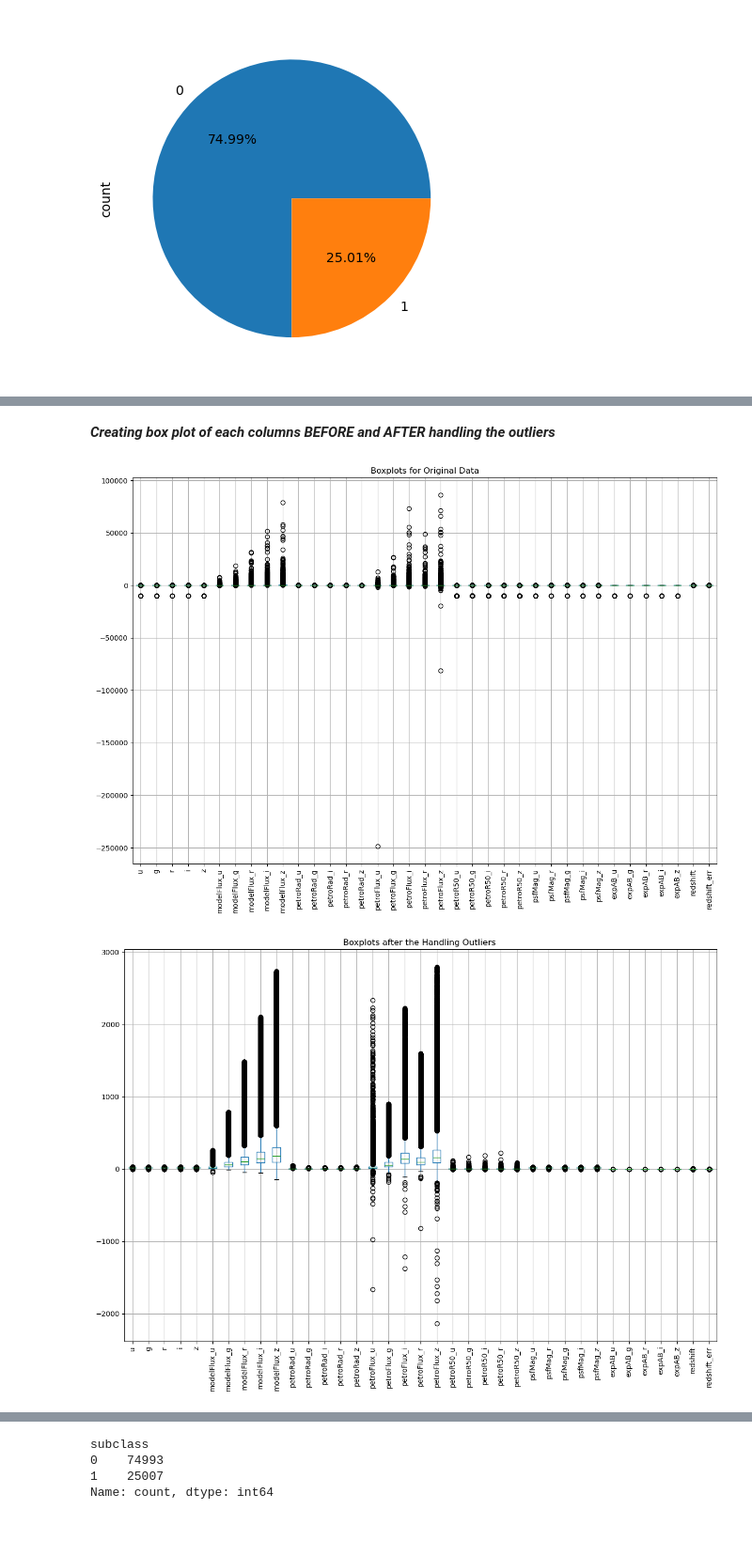
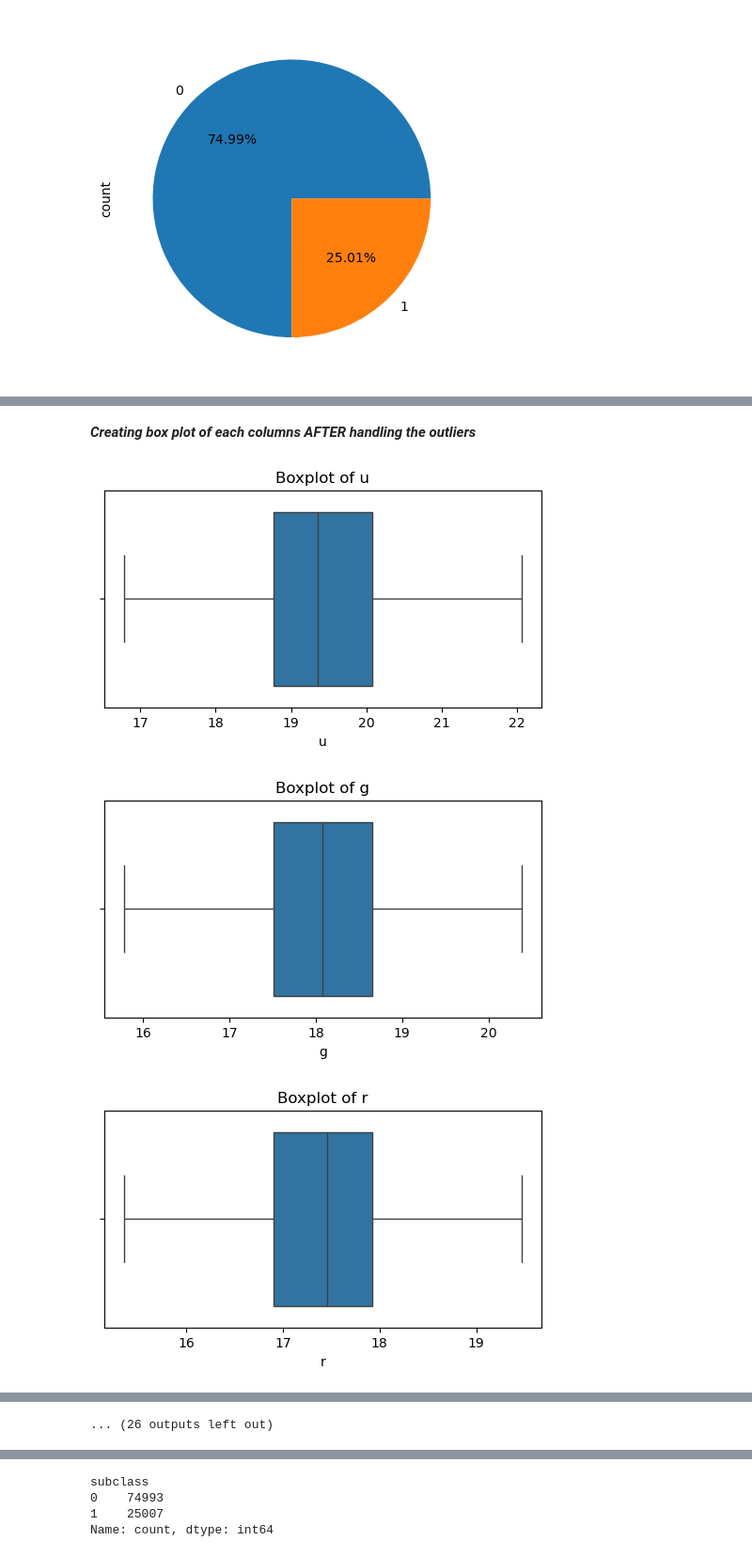
Before and after one commit to skymaurya/galaxy_classify, a Jupyter notebook: galxy.ipynb, the cells around one changed output, grey strips where cells are left out. Shown at 94% size. Drawn from its saved outputs; the diff is of its cells as text; code cells hidden in the pictures; blank space fills up the shorter version.

```diff
--- a/galxy.ipynb
+++ b/galxy.ipynb
@@ -93,7 +97,7 @@ Data columns (total 43 columns):
 dtypes: float64(41), object(2)
 memory usage: 32.8+ MB
 # %%
-gd=gd.drop([ 'objid', 'specobjid', 'ra', 'dec','class'],axis=1 )   #droping the unsed column as it doesnot hellp us in as predtion furthure
+gd=gd.drop([ 'objid','dec','ra', 'specobjid','class'],axis=1 )   #droping the unsed column as it doesnot hellp us in as predtion furthure
 # %% [markdown]
 ***Changing object type in the form categorial values 0 and 1 of subclass***
 # %%
@@ -174,25 +257,0 @@ plt.show()
-# %%
-from scipy.stats import zscore
-
-features = gd.drop('subclass', axis=1)
-target = gd['subclass']
-
-# Calculate Z-scores for the features
-z_scores = features.apply(zscore)
-
-
-threshold = 3
-outliers = (z_scores.abs() > threshold)
-
-
-capped_gd = features.copy()
-for column in features.columns:
-    # Cap the outliers in both directions
-    capped_gd[column] = np.where(z_scores[column] > threshold, threshold,
-                                 np.where(z_scores[column] < -threshold, -threshold,
-                                          features[column]))
-
-# Combine capped features and target back into a DataFrame
-capped_gd = pd.concat([capped_gd, target], axis=1)
-
-print("Original DataFrame size:", gd.shape)
@@ -201,19 +352,14 @@ Original DataFrame size: (100000, 38)
 # %% [markdown]
-***Creating box  plot of each columns  BEFORE and AFTER  handling  the outliers***
+***Creating box  plot of each columns AFTER  handling  the outliers***
 # %%
-# Function to create boxplots for each column
-def create_boxplots(gd, title):
-    plt.figure(figsize=(15, 10))
-    gd.boxplot()
-    plt.xticks(rotation=90)
-    plt.title(title)
+
+# Create a boxplot for each column
+for column in gd.columns:
+    plt.figure(figsize=(6, 3))
+    sns.boxplot(x=gd[column])
+    plt.title(f'Boxplot of {column}')
     plt.show()
-
-# Boxplots for original data
-create_boxplots(features, "Boxplots for Original Data")
-
-# Boxplots for capped data
-create_boxplots(capped_gd.drop('subclass', axis=1), "Boxplots after the Handling Outliers ")
 # %% [output]
-[figure, old version]
+[figure, new version]
-[figure, old version]
+[figure, new version]
+[figure, added]
@@ -220 +375,2 @@ create_boxplots(capped_gd.drop('subclass', axis=1), "Boxplots after the Handling
+... (26 outputs left out)
 # %% [markdown]
```
Also changed, not shown: parts of 94 cells of this notebook, 3 other files.
